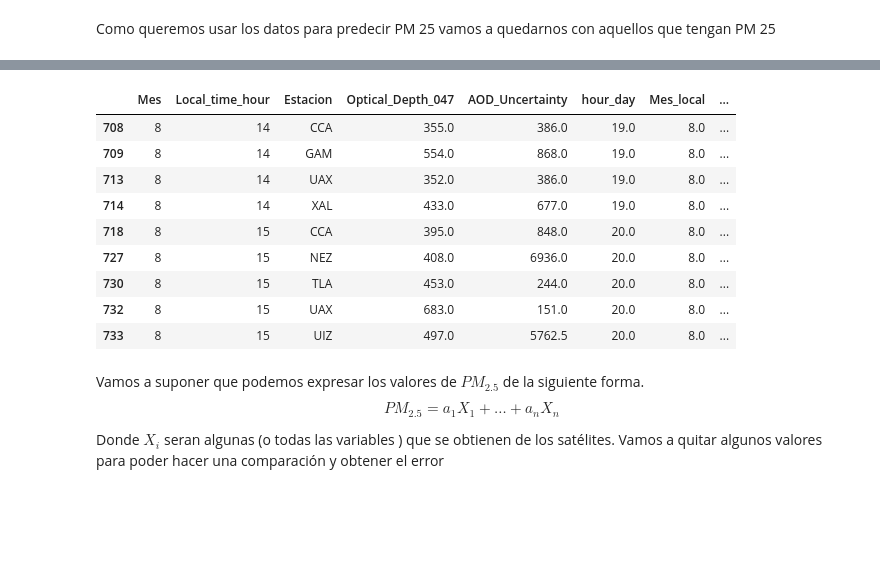
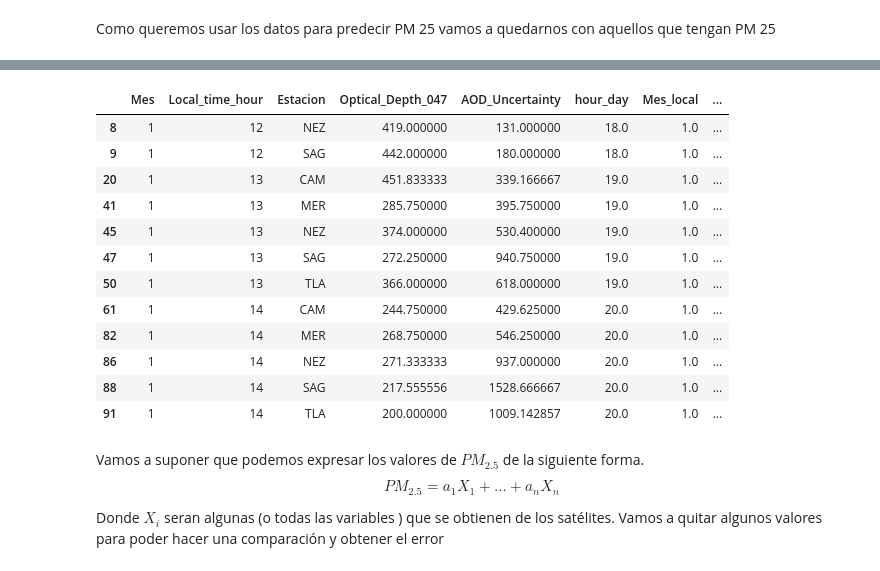
Before and after one commit to msalazarcgeo/contaminantes_satelites, a Jupyter notebook: notebooks/aver_data.ipynb, the cells around one changed output, grey strips where cells are left out. Saved outputs shown, nothing was run; the diff lists cells and outputs as text; code cells hidden in the pictures; blank space fills up the shorter version.

```diff
--- a/notebooks/aver_data.ipynb
+++ b/notebooks/aver_data.ipynb
@@ -144,3 +192,6 @@ PM25_dat_h = PM25_dat[PM25_dat['HORA'].apply(lambda l: l in horas_get)]
 horas_get
 # %% [output]
 array([13, 12, 14, 15])
+# %%
+PM25_dat_interval.drop(columns=['Unnamed: 0'], inplace =True, axis=1)
+PM25_dat_interval.head()
@@ -146,0 +205,4 @@ array([13, 12, 14, 15])
+# %%
+### Tomemos los datos de las estaciones que se encuentran en las horas de AOD
+PM25_dat_h = PM25_dat_interval[PM25_dat_interval['FECHA_hora'].apply(lambda l: l in horas_get)]
+PM25_dat_h.head()
@@ -147,6 +218,6 @@ array([13, 12, 14, 15])
 # %%
 
-PM25_month_hour=  PM25_dat_h.groupby( ['Mes','HORA', 'Estacion']).mean()
+PM25_month_hour=  PM25_dat_h.groupby( ['Mes','FECHA_hora', 'Estacion']).mean()
 PM25_month_hour.head()
 # %% [output]
 |  |  |  | VALOR |
@@ -258,7 +335,7 @@ PM25_month_hour
 # %%
 AOD_temp_pm25_month_hour = AOD_temp_month_hour.merge(PM25_month_hour,
                           how='left',
-                          right_on= ['Mes','HORA','Estacion' ],
+                          right_on= ['Mes','FECHA_hora','Estacion' ],
                           left_on=['Mes', 'Local_time_hour', 'Estacion'],
                          )
 # %%
@@ -326,19 +396,23 @@ AOD_temp_pm25_month_hour_pm25.head()
 # %%
 #AOD_temp_pm25_month_hour_pm25.groupby(['Mes']).plot( x='Estacion', y= 'PM25' , kind= 'bar')
 # %%
-AOD_temp_pm25_08 = AOD_temp_pm25_month_hour_pm25[AOD_temp_pm25_month_hour_pm25['Mes']==8]
-AOD_temp_pm25_08
+### Tomemos el mes de agosto
+AOD_temp_pm25_month = AOD_temp_pm25_month_hour_pm25[AOD_temp_pm25_month_hour_pm25['Mes']==1]
+AOD_temp_pm25_month
 # %% [output]
 |  | Mes | Local_time_hour | Estacion | Optical_Depth_047 | AOD_Uncertainty | hour_day | Mes_local | ... |
-| 708 | 8 | 14 | CCA | 355.0 | 386.0 | 19.0 | 8.0 | ... |
-| 709 | 8 | 14 | GAM | 554.0 | 868.0 | 19.0 | 8.0 | ... |
-| 713 | 8 | 14 | UAX | 352.0 | 386.0 | 19.0 | 8.0 | ... |
-| 714 | 8 | 14 | XAL | 433.0 | 677.0 | 19.0 | 8.0 | ... |
-| 718 | 8 | 15 | CCA | 395.0 | 848.0 | 20.0 | 8.0 | ... |
-| 727 | 8 | 15 | NEZ | 408.0 | 6936.0 | 20.0 | 8.0 | ... |
-| 730 | 8 | 15 | TLA | 453.0 | 244.0 | 20.0 | 8.0 | ... |
-| 732 | 8 | 15 | UAX | 683.0 | 151.0 | 20.0 | 8.0 | ... |
-| 733 | 8 | 15 | UIZ | 497.0 | 5762.5 | 20.0 | 8.0 | ... |
+| 8 | 1 | 12 | NEZ | 419.000000 | 131.000000 | 18.0 | 1.0 | ... |
+| 9 | 1 | 12 | SAG | 442.000000 | 180.000000 | 18.0 | 1.0 | ... |
+| 20 | 1 | 13 | CAM | 451.833333 | 339.166667 | 19.0 | 1.0 | ... |
+| 41 | 1 | 13 | MER | 285.750000 | 395.750000 | 19.0 | 1.0 | ... |
+| 45 | 1 | 13 | NEZ | 374.000000 | 530.400000 | 19.0 | 1.0 | ... |
+| 47 | 1 | 13 | SAG | 272.250000 | 940.750000 | 19.0 | 1.0 | ... |
+| 50 | 1 | 13 | TLA | 366.000000 | 618.000000 | 19.0 | 1.0 | ... |
+| 61 | 1 | 14 | CAM | 244.750000 | 429.625000 | 20.0 | 1.0 | ... |
+| 82 | 1 | 14 | MER | 268.750000 | 546.250000 | 20.0 | 1.0 | ... |
+| 86 | 1 | 14 | NEZ | 271.333333 | 937.000000 | 20.0 | 1.0 | ... |
+| 88 | 1 | 14 | SAG | 217.555556 | 1528.666667 | 20.0 | 1.0 | ... |
+| 91 | 1 | 14 | TLA | 200.000000 | 1009.142857 | 20.0 | 1.0 | ... |
 # %% [markdown]
 Vamos a suponer que podemos expresar los valores de $PM_{2.5}$ de la siguiente forma.
 $$
```
Also changed, not shown: parts of 71 cells of this notebook, 1 other file.
